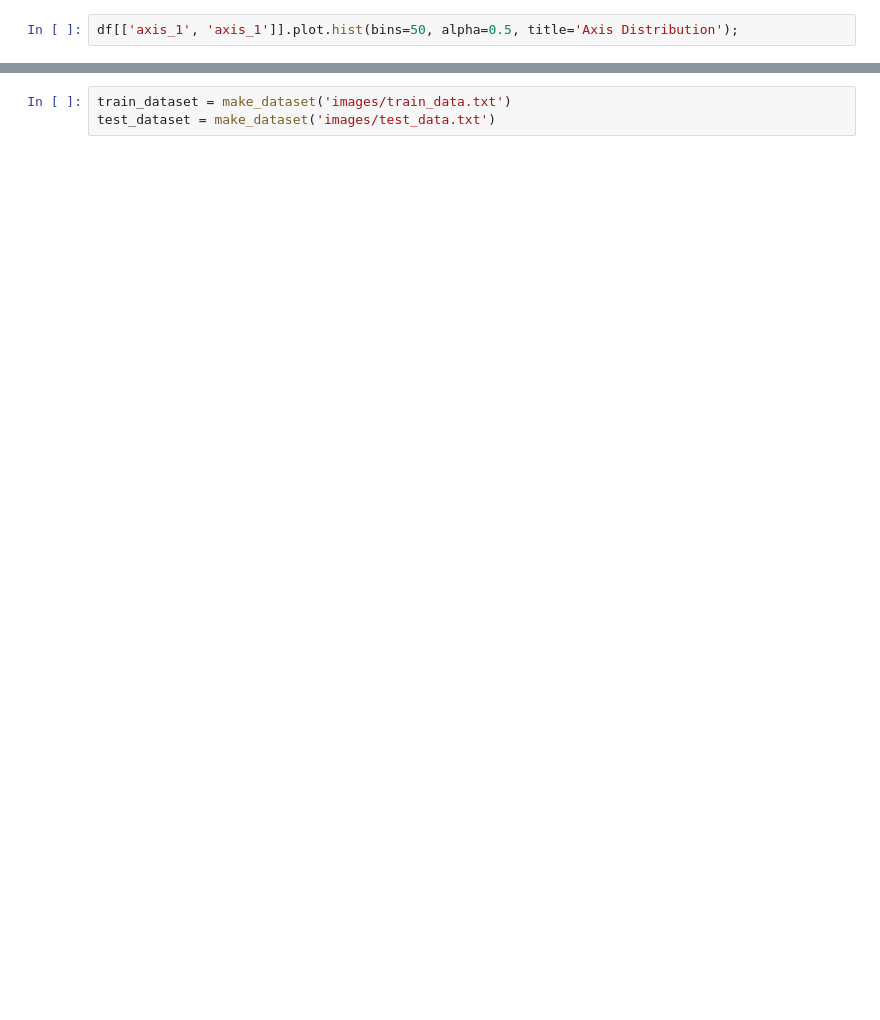
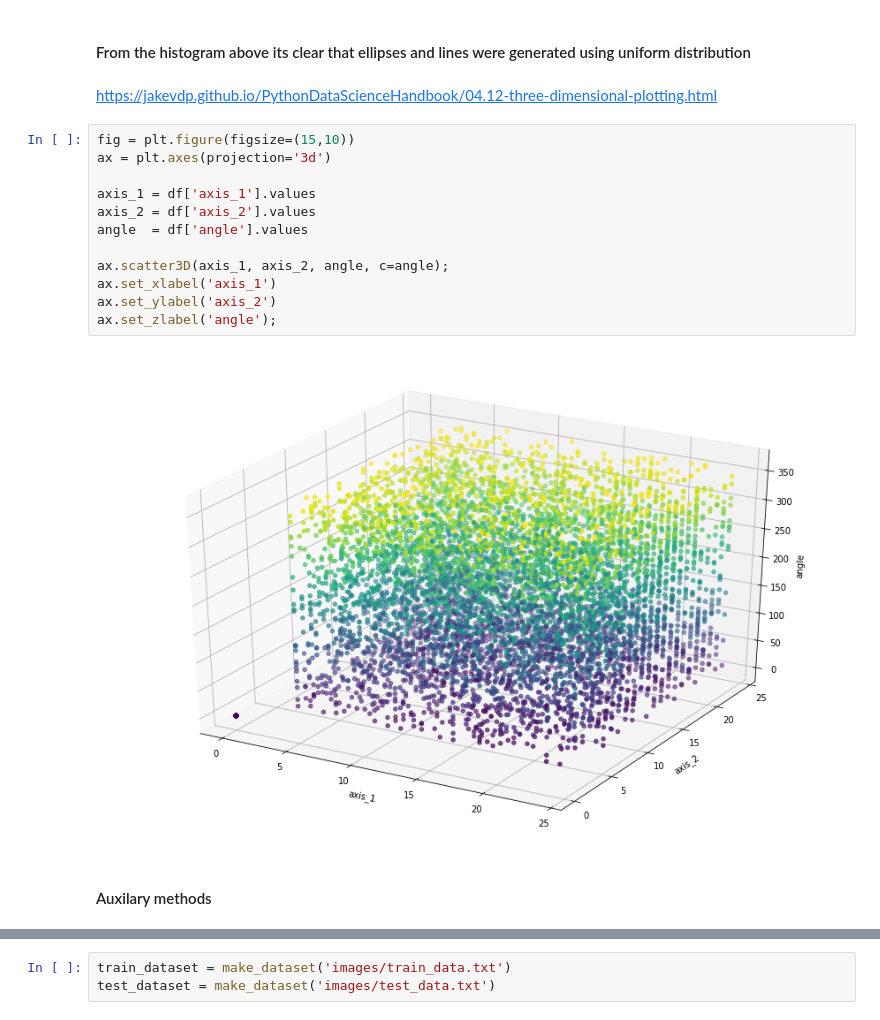
Before and after one commit to yura-zharkovsky/Interesting, a Jupyter notebook: Alibaba.ipynb, the cells around one changed output, grey strips where cells are left out. Saved outputs shown, nothing was run; the diff lists cells and outputs as text; blank space fills up the shorter version.

```diff
--- a/Alibaba.ipynb
+++ b/Alibaba.ipynb
@@ -27,2 +86,20 @@ df['angle'].plot.hist(title='Angles Distribution');
-# %%
-df[['axis_1', 'axis_1']].plot.hist(bins=50, alpha=0.5, title='Axis Distribution');
+# %% [markdown]
+#### From the histogram above its clear that ellipses and lines were generated using uniform distribution
+# %% [markdown]
+https://jakevdp.github.io/PythonDataScienceHandbook/04.12-three-dimensional-plotting.html
+# %%
+fig = plt.figure(figsize=(15,10))
+ax = plt.axes(projection='3d')
+
+axis_1 = df['axis_1'].values
+axis_2 = df['axis_2'].values
+angle  = df['angle'].values
+
+ax.scatter3D(axis_1, axis_2, angle, c=angle);
+ax.set_xlabel('axis_1')
+ax.set_ylabel('axis_2')
+ax.set_zlabel('angle');
+# %% [output]
+[figure, added]
+# %% [markdown]
+#### Auxilary methods
```
Also changed, not shown: parts of 60 cells of this notebook, 1 other file.
